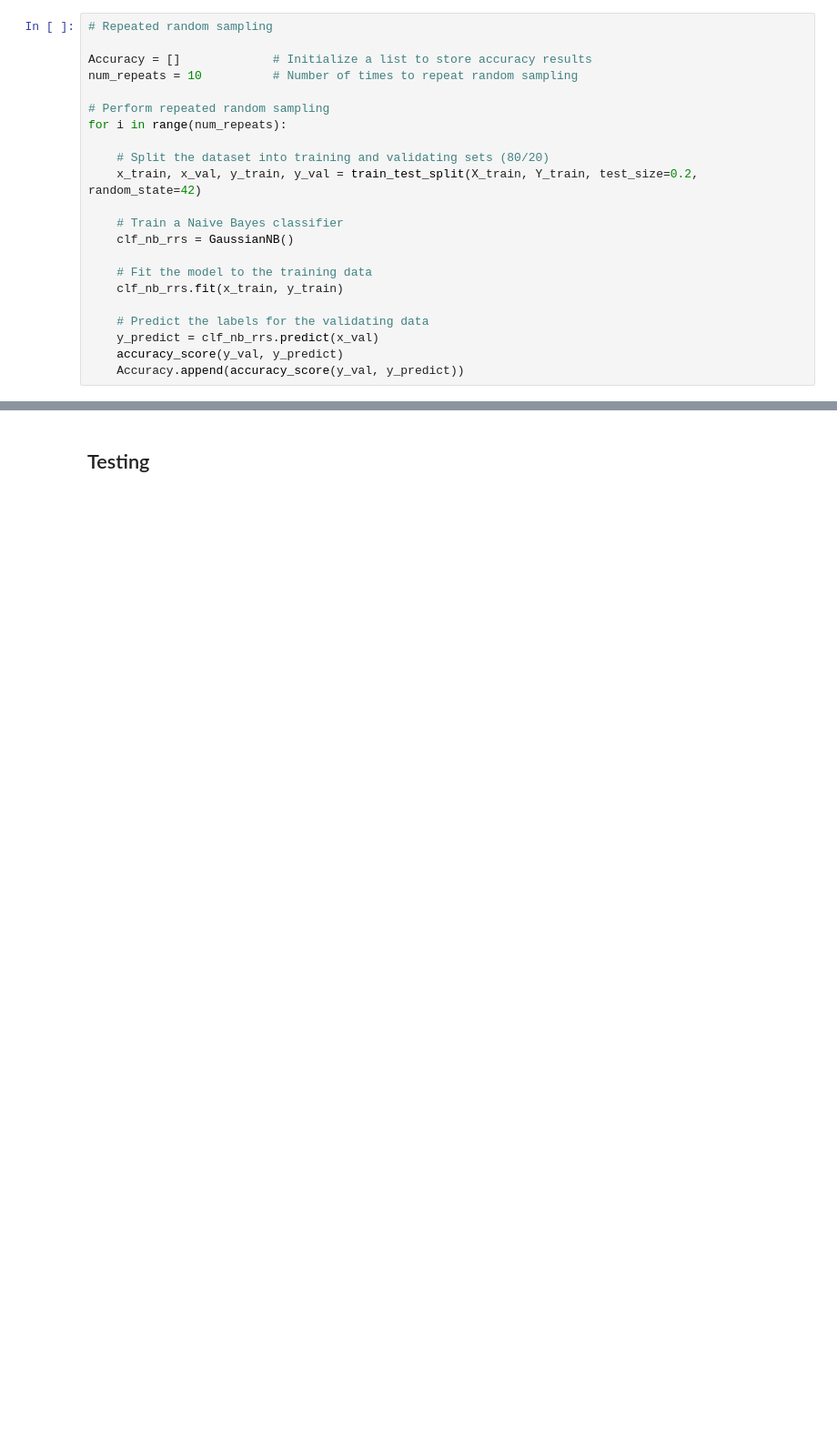
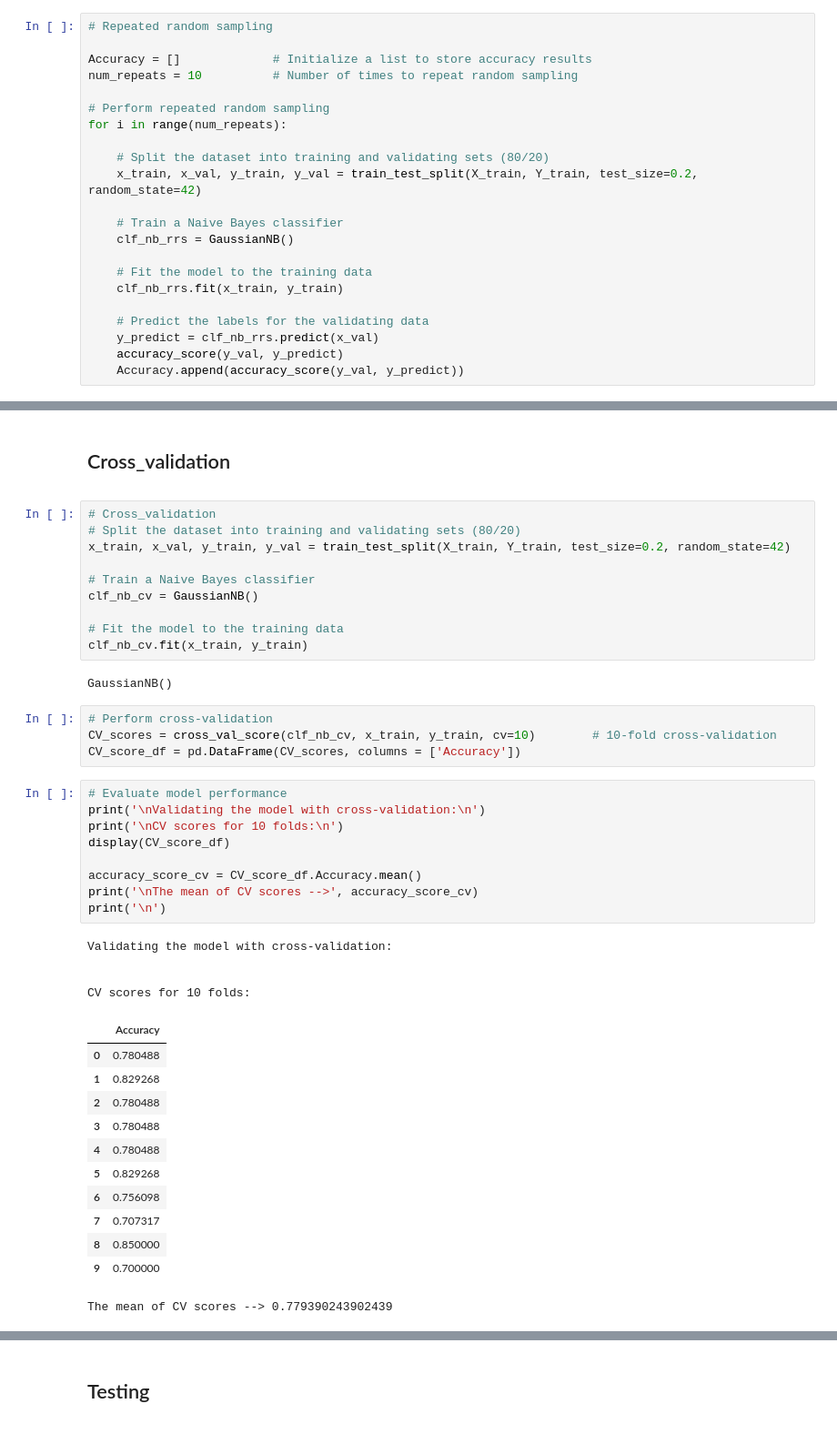
Before and after one commit to Ehsan-Behzadi/A-Machine-Learning-Approach-Using-the-Pima-Indians-Diabetes-Dataset, a Jupyter notebook: ML_model_Pima_Indians_Diabetes.ipynb, the cells around one changed output, grey strips where cells are left out. Shown at 91% size. Cells and saved outputs as stored; diff of their text form; blank space fills up the shorter version.

```diff
--- a/ML_model_Pima_Indians_Diabetes.ipynb
+++ b/ML_model_Pima_Indians_Diabetes.ipynb
@@ -785,0 +1122,46 @@ print('\n')
+# %% [markdown]
+<div id="cv">
+	<h2>Cross_validation</h2>
+</div>
+# %%
+# Cross_validation
+# Split the dataset into training and validating sets (80/20)
+x_train, x_val, y_train, y_val = train_test_split(X_train, Y_train, test_size=0.2, random_state=42)
+
+# Train a Naive Bayes classifier
+clf_nb_cv = GaussianNB()
+
+# Fit the model to the training data
+clf_nb_cv.fit(x_train, y_train)
+# %% [output]
+GaussianNB()
+# %%
+# Perform cross-validation
+CV_scores = cross_val_score(clf_nb_cv, x_train, y_train, cv=10)        # 10-fold cross-validation
+CV_score_df = pd.DataFrame(CV_scores, columns = ['Accuracy'])
+# %%
+# Evaluate model performance
+print('\nValidating the model with cross-validation:\n')
+print('\nCV scores for 10 folds:\n')
+display(CV_score_df)
+
+accuracy_score_cv = CV_score_df.Accuracy.mean()
+print('\nThe mean of CV scores -->', accuracy_score_cv)
+print('\n')
+# %% [output]
+Validating the model with cross-validation:
+
+
+CV scores for 10 folds:
+|  | Accuracy |
+| 0 | 0.780488 |
+| 1 | 0.829268 |
+| 2 | 0.780488 |
+| 3 | 0.780488 |
+| 4 | 0.780488 |
+| 5 | 0.829268 |
+| 6 | 0.756098 |
+| 7 | 0.707317 |
+| 8 | 0.850000 |
+| 9 | 0.700000 |
+The mean of CV scores --> 0.779390243902439
```
Also changed, not shown: parts of 67 cells of this notebook.
